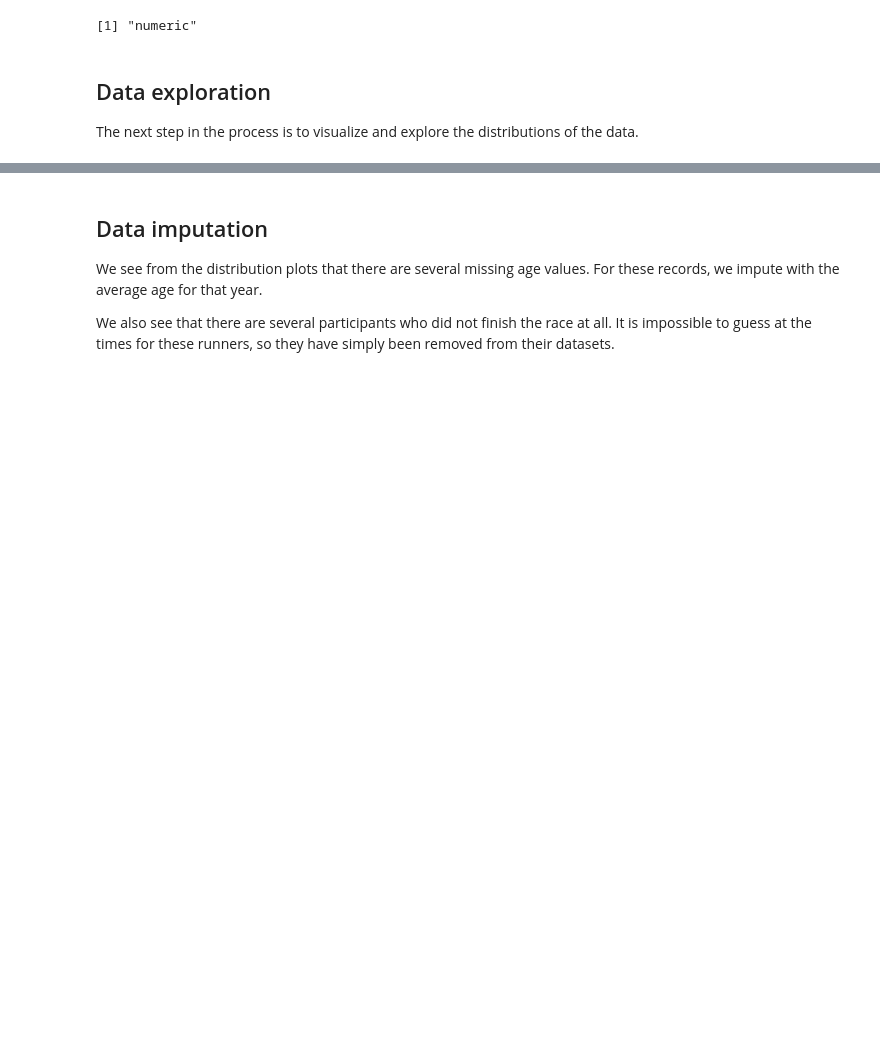
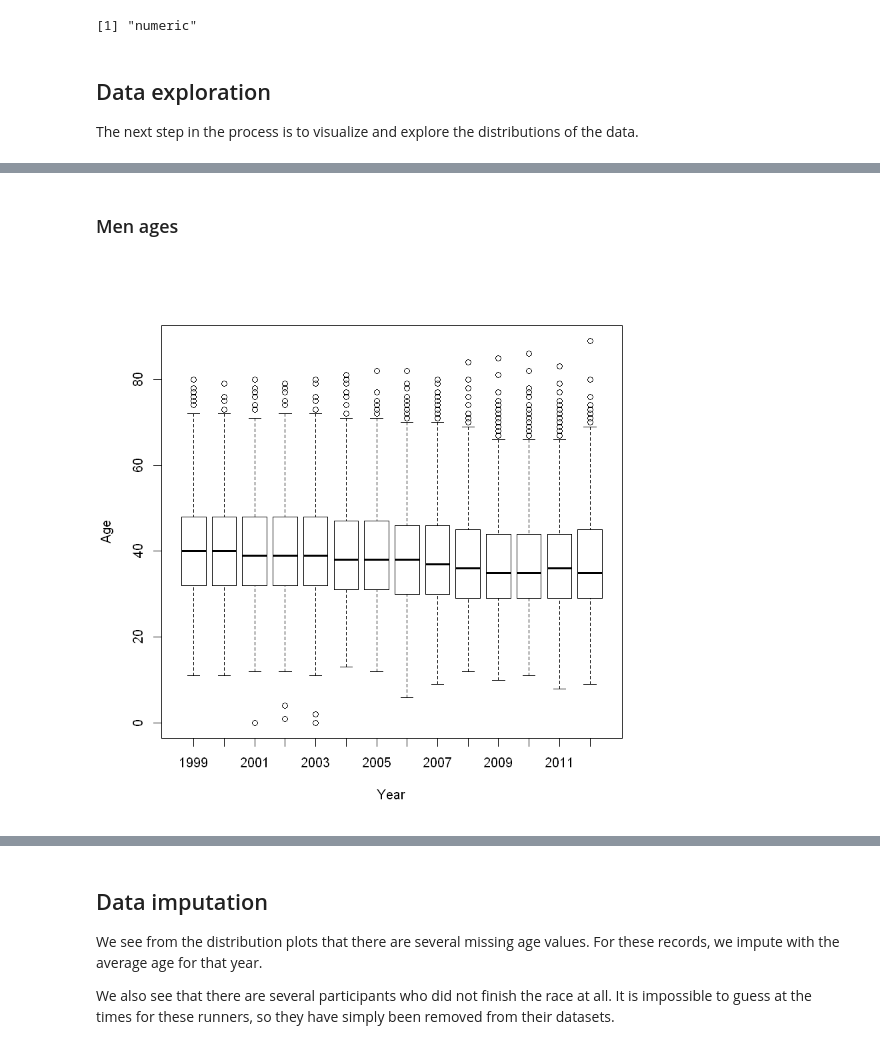
Before and after one commit to majickdave/Case_Study8, a Jupyter notebook: Unit 8 Case Study.ipynb, the cells around one changed output, grey strips where cells are left out. Drawn from its saved outputs; the diff is of its cells as text; code cells hidden in the pictures; blank space fills up the shorter version.

```diff
--- a/Unit 8 Case Study.ipynb
+++ b/Unit 8 Case Study.ipynb
@@ -201,0 +212,7 @@ head(men.data[[1]])
+# %% [markdown]
+### Men ages
+# %%
+men.ages <- lapply(men.data, function(x) {as.numeric(x$ag)})
+boxplot(men.ages, ylab="Age", xlab="Year")
+# %% [output]
+[figure, added]
```
Also changed, not shown: parts of 25 cells of this notebook, 4 other files.
